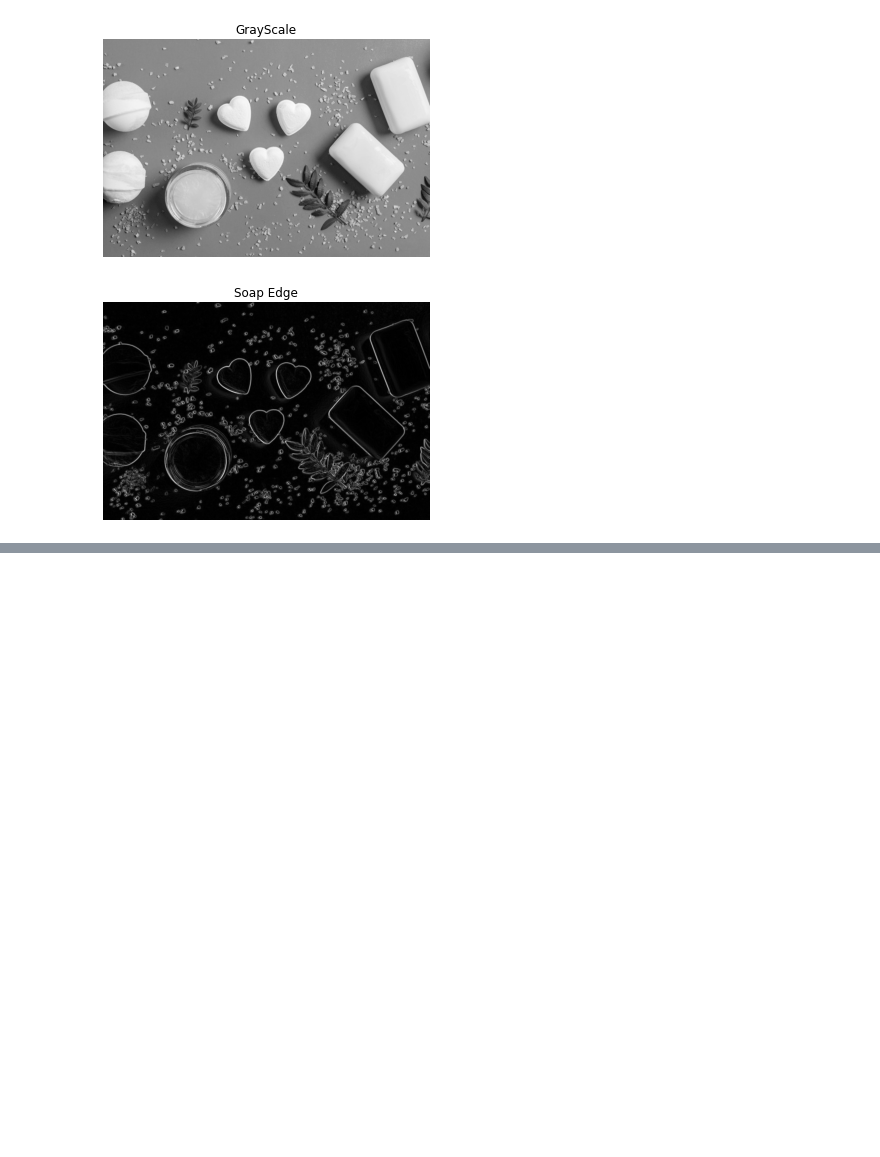
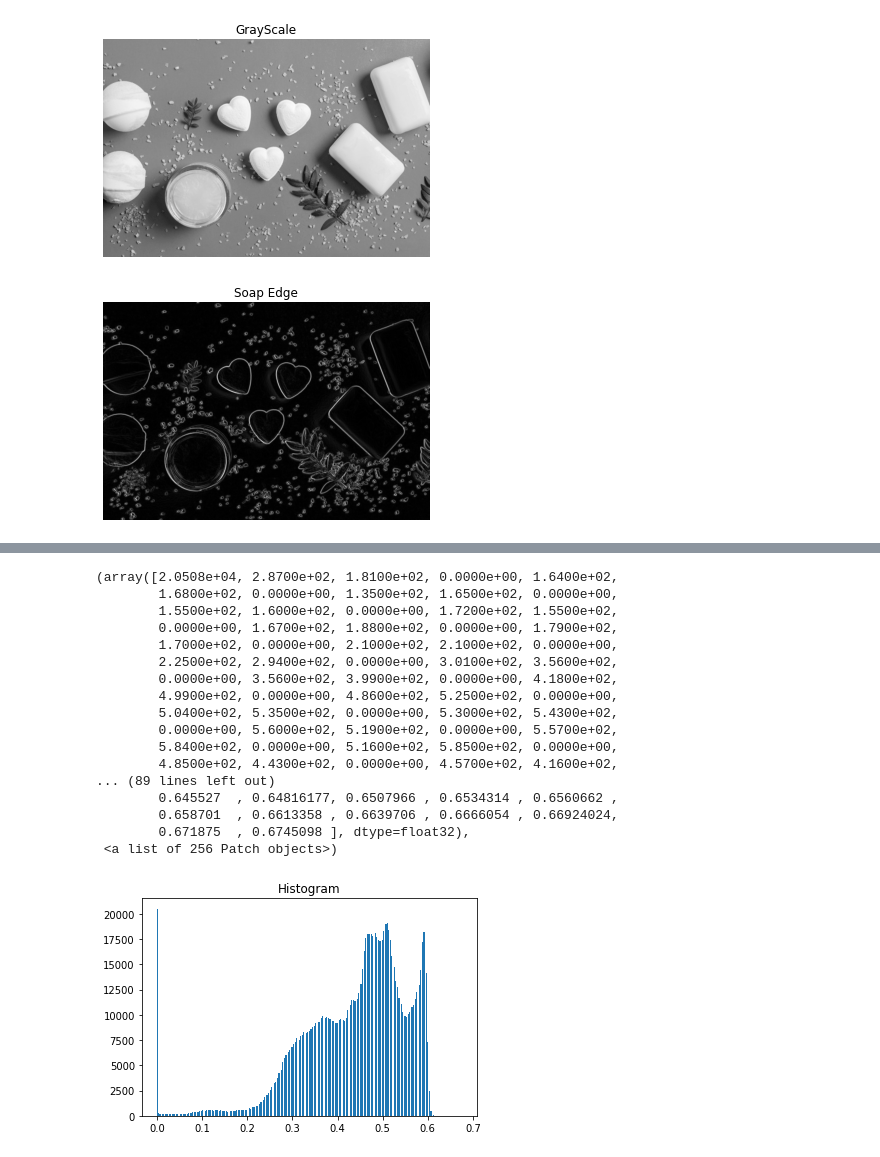
Before and after one commit to Gauravparajuli09/python, a Jupyter notebook: image_analysis_with_python.ipynb, the cells around one changed output, grey strips where cells are left out. Cells and saved outputs as stored; diff of their text form; code cells hidden in the pictures; blank space fills up the shorter version.

```diff
--- a/image_analysis_with_python.ipynb
+++ b/image_analysis_with_python.ipynb
@@ -143,0 +162,22 @@ showimage(soap_edge,'Soap Edge')
+# %%
+plt.title('Histogram')
+plt.hist(chest.ravel(), bins=256)
+# %% [output]
+(array([2.0508e+04, 2.8700e+02, 1.8100e+02, 0.0000e+00, 1.6400e+02,
+        1.6800e+02, 0.0000e+00, 1.3500e+02, 1.6500e+02, 0.0000e+00,
+        1.5500e+02, 1.6000e+02, 0.0000e+00, 1.7200e+02, 1.5500e+02,
+        0.0000e+00, 1.6700e+02, 1.8800e+02, 0.0000e+00, 1.7900e+02,
+        1.7000e+02, 0.0000e+00, 2.1000e+02, 2.1000e+02, 0.0000e+00,
+        2.2500e+02, 2.9400e+02, 0.0000e+00, 3.0100e+02, 3.5600e+02,
+        0.0000e+00, 3.5600e+02, 3.9900e+02, 0.0000e+00, 4.1800e+02,
+        4.9900e+02, 0.0000e+00, 4.8600e+02, 5.2500e+02, 0.0000e+00,
+        5.0400e+02, 5.3500e+02, 0.0000e+00, 5.3000e+02, 5.4300e+02,
+        0.0000e+00, 5.6000e+02, 5.1900e+02, 0.0000e+00, 5.5700e+02,
+        5.8400e+02, 0.0000e+00, 5.1600e+02, 5.8500e+02, 0.0000e+00,
+        4.8500e+02, 4.4300e+02, 0.0000e+00, 4.5700e+02, 4.1600e+02,
+... (89 lines left out)
+        0.645527  , 0.64816177, 0.6507966 , 0.6534314 , 0.6560662 ,
+        0.658701  , 0.6613358 , 0.6639706 , 0.6666054 , 0.66924024,
+        0.671875  , 0.6745098 ], dtype=float32),
+ <a list of 256 Patch objects>)
+[figure, added]
```
Also changed, not shown: parts of 24 cells of this notebook.
